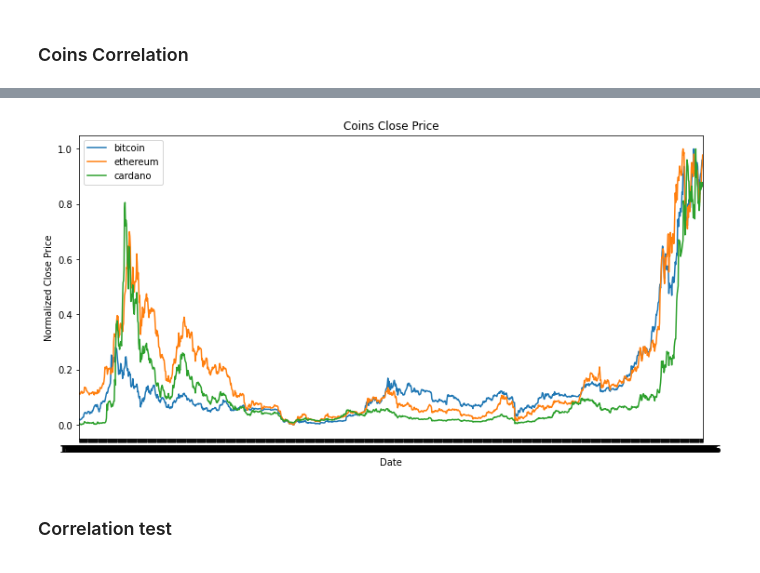
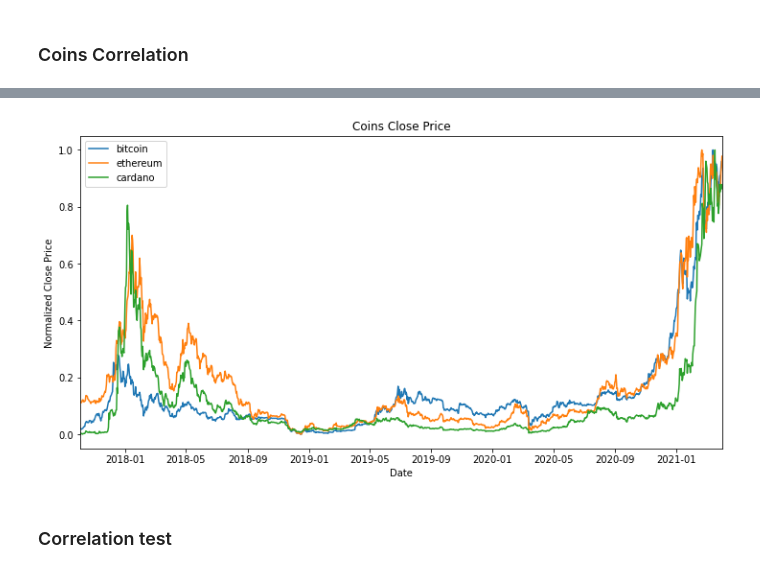
Before and after one commit to jcalvesoliveira/crypto-deep-learning, a Jupyter notebook: notebooks/1.0-initial-data-exploration.ipynb, the cells around one changed output, grey strips where cells are left out. Saved outputs shown, nothing was run; the diff lists cells and outputs as text; code cells hidden in the pictures.

```diff
--- a/notebooks/1.0-initial-data-exploration.ipynb
+++ b/notebooks/1.0-initial-data-exploration.ipynb
@@ -211,7 +213,8 @@ fig.show(renderer="svg")
 # %% [markdown]
 ## Train Test Split
 # %%
-processed_df = pd.read_csv('../data/processed/dataset.csv')
+processed_df = pd.read_csv('../data/processed/dataset.csv',
+                           parse_dates=['date'])
 processed_df.head()
 # %% [output]
 |  | date | bitcoin_sno | bitcoin_high | bitcoin_low | bitcoin_open | bitcoin_close | bitcoin_volume | ... |
@@ -279,6 +282,7 @@ drop_cols = []
 for coin in coins:
     for col in ['sno']:
         drop_cols.append(f'{coin}_{col}')
+drop_cols.append('date')
 # %%
 minmax_transformer = Pipeline(steps=[('minmax', MinMaxScaler())])
 
@@ -291,7 +295,7 @@ pipeline = Pipeline([
                        verbose_feature_names_out=True))
 ])
 # %%
-train = pipeline.fit_transform(train)
-test = pipeline.transform(test)
+X_train = pipeline.fit_transform(train)
+X_test = pipeline.transform(test)
 # %%
 feature_names = list(pipeline["normalization"].get_feature_names_out())
@@ -310,21 +320,21 @@ array([0.01999720780247844, 0.02045682453881873, 0.021139457784814124,
 # %%
 fig, ax = plt.subplots(figsize=(12, 6))
 
 for coin in coins:
-    ax.plot(train[:, -1],
-            train[:, feature_names.index(f'norm__{coin}_close')],
+    ax.plot(train["date"],
+            X_train[:, feature_names.index(f'norm__{coin}_close')],
             label=coin)
 ax.set(xlabel="Date",
        ylabel="Normalized Close Price",
        title="Coins Close Price",
-       xlim=[min(train[:, -1]), max(train[:, -1])])
+       xlim=[min(train["date"]), max(train["date"])])
 ax.legend(loc='best')
 
 date_form = DateFormatter("%Y-%m")
 ax.xaxis.set_major_formatter(date_form)
 plt.show()
 # %% [output]
-[figure, old version]
+[figure, new version]
 # %% [markdown]
 ### Correlation test
 # %%
```
Also changed, not shown: parts of 16 cells of this notebook.
